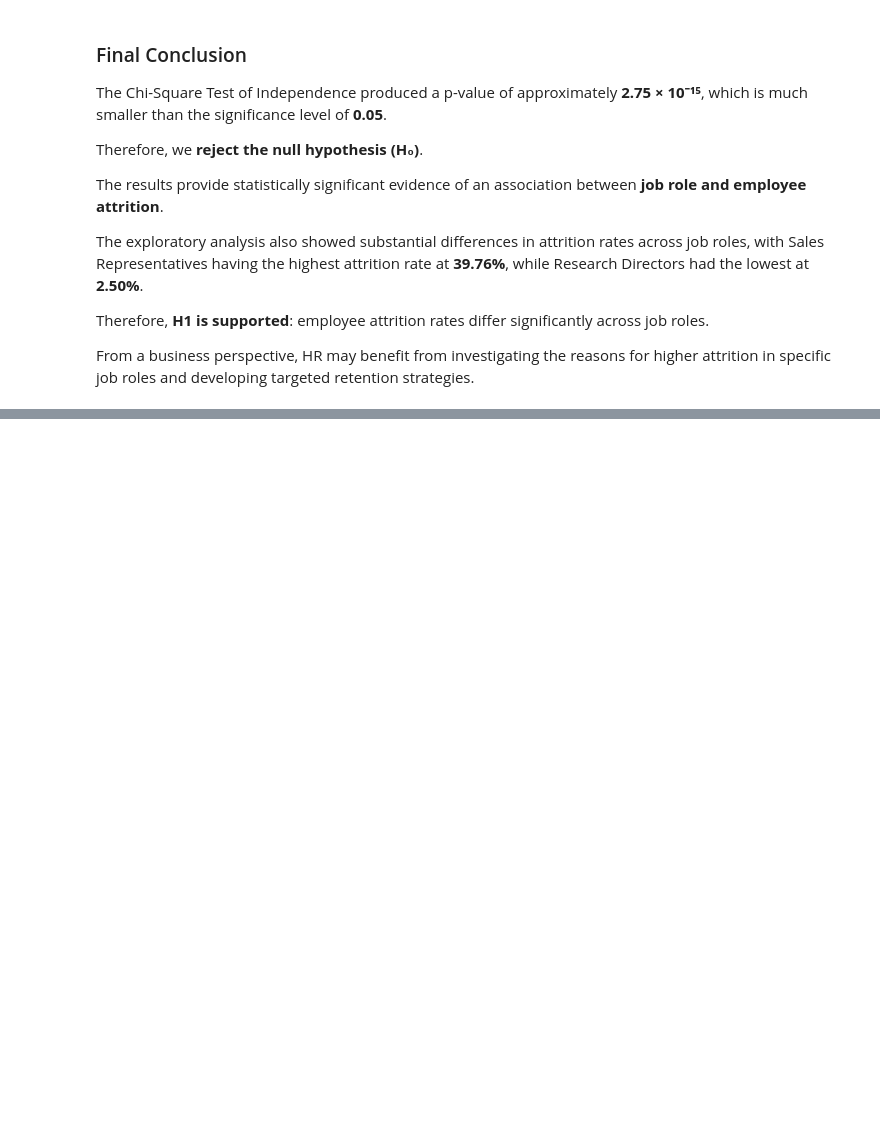
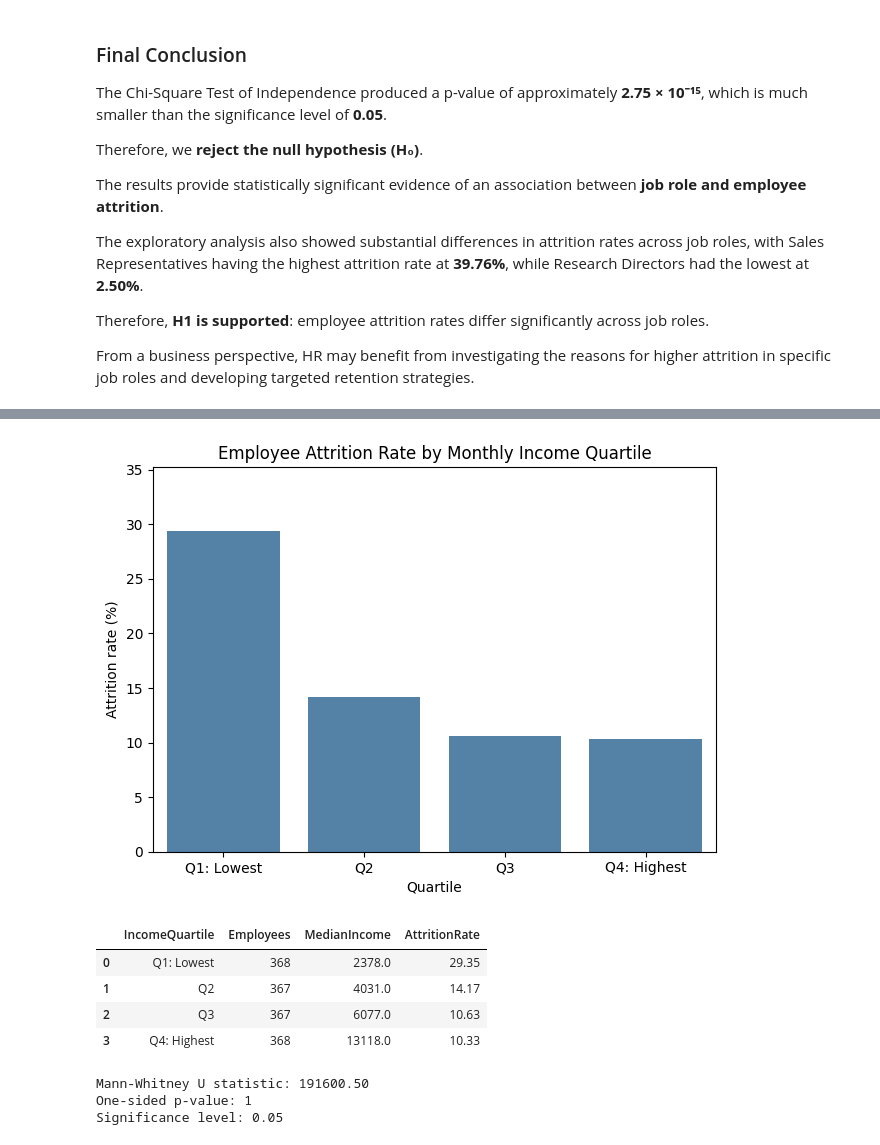
Before and after one commit to Dharmisthaben-15/Hackathon_2026_Group_1, a Jupyter notebook: jupyter_notebooks/EDA.ipynb, the cells around one changed output, grey strips where cells are left out. Drawn from its saved outputs; the diff is of its cells as text; code cells hidden in the pictures; blank space fills up the shorter version.

```diff
--- a/jupyter_notebooks/EDA.ipynb
+++ b/jupyter_notebooks/EDA.ipynb
@@ -400,0 +498,48 @@ retention strategies.
+# %%
+from pathlib import Path
+
+from scipy.stats import mannwhitneyu
+
+income_data = df[["MonthlyIncome", "Attrition"]].copy()
+income_data["IncomeQuartile"] = pd.qcut(
+    income_data["MonthlyIncome"].rank(method="first"),
+    q=4,
+    labels=["Q1: Lowest", "Q2", "Q3", "Q4: Highest"]
+)
+
+income_summary = income_data.groupby("IncomeQuartile", observed=False).agg(
+    Employees=("Attrition", "size"),
+    MedianIncome=("MonthlyIncome", "median"),
+    AttritionRate=("Attrition", lambda values: (values == "Yes").mean() * 100)
+).reset_index()
+
+stayed_income = income_data.loc[income_data["Attrition"] == "No", "MonthlyIncome"]
+left_income = income_data.loc[income_data["Attrition"] == "Yes", "MonthlyIncome"]
+u_statistic, p_value = mannwhitneyu(
+    stayed_income,
+    left_income,
+    alternative="less"
+)
+
+sns.barplot(data=income_summary, x="IncomeQuartile", y="AttritionRate", color="steelblue")
+plt.title("Employee Attrition Rate by Monthly Income Quartile")
+plt.xlabel("Quartile")
+plt.ylabel("Attrition rate (%)")
+plt.ylim(0, income_summary["AttritionRate"].max() * 1.2)
+plt.tight_layout()
+plt.show()
+
+display(income_summary.round({"MedianIncome": 2, "AttritionRate": 2}))
+print(f"Mann-Whitney U statistic: {u_statistic:.2f}")
+print(f"One-sided p-value: {p_value:.6g}")
+print("Significance level: 0.05")
+# %% [output]
+[figure, added]
+|  | IncomeQuartile | Employees | MedianIncome | AttritionRate |
+| 0 | Q1: Lowest | 368 | 2378.0 | 29.35 |
+| 1 | Q2 | 367 | 4031.0 | 14.17 |
+| 2 | Q3 | 367 | 6077.0 | 10.63 |
+| 3 | Q4: Highest | 368 | 13118.0 | 10.33 |
+Mann-Whitney U statistic: 191600.50
+One-sided p-value: 1
+Significance level: 0.05
```
Also changed, not shown: parts of 27 cells of this notebook.
